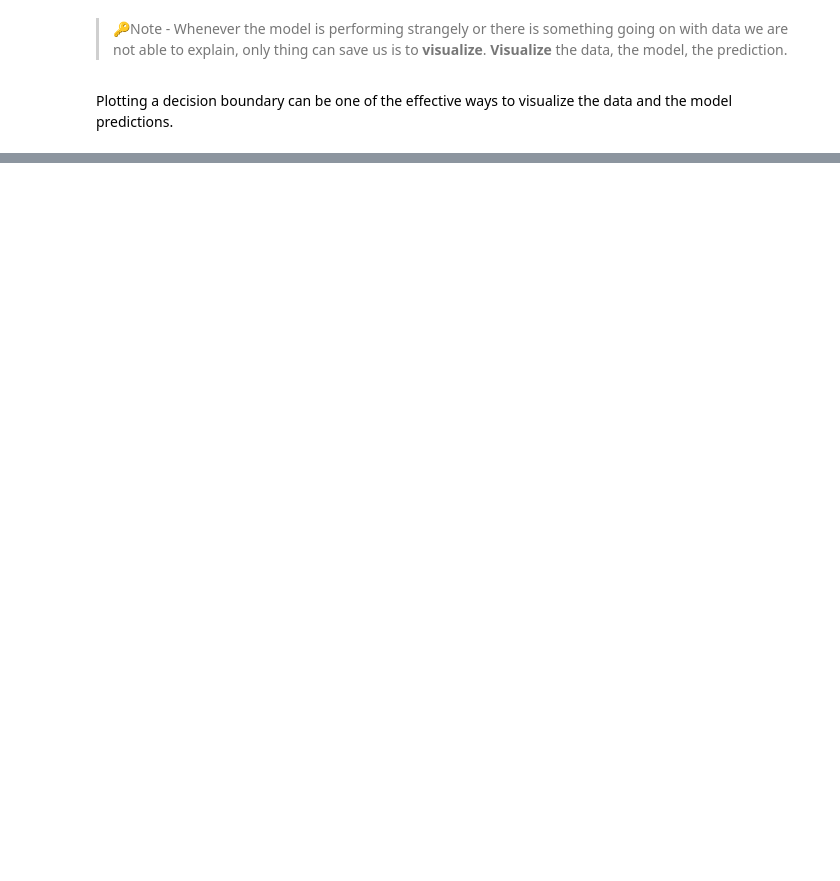
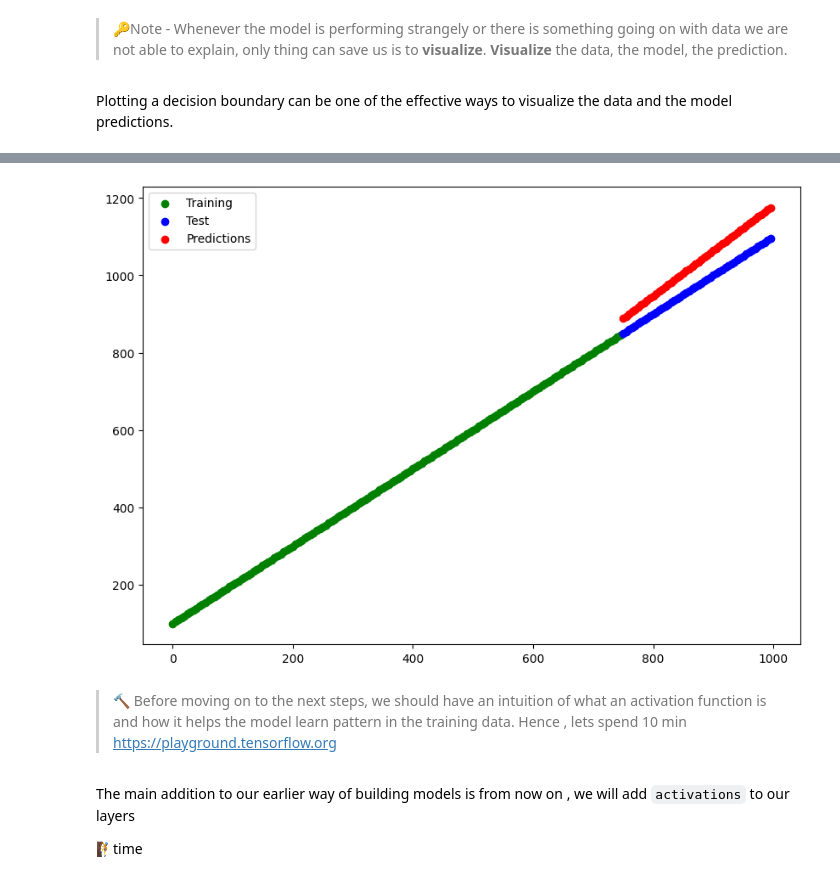
Before and after one commit to bikash119/learn_tensorflow, a Jupyter notebook: learn_tf_003.ipynb, the cells around one changed output, grey strips where cells are left out. Drawn from its saved outputs; the diff is of its cells as text; code cells hidden in the pictures; blank space fills up the shorter version.

```diff
--- a/learn_tf_003.ipynb
+++ b/learn_tf_003.ipynb
@@ -219,0 +269,11 @@ doing binary classification
+# %%
+# Plot the prediction
+y_reg_preds= model_3.predict(X_reg_test)
+
+# plot the model prediction against our regression data
+plt.figure(figsize=(10,7))
+plt.scatter(X_reg_train,y_reg_train,c='g',label='Training')
+plt.scatter(X_reg_test,y_reg_test,c='b',label='Test')
+plt.scatter(X_reg_test,y_reg_preds,c='r',label='Predictions')
+plt.legend();
+# %% [output]
@@ -219,0 +281,7 @@ doing binary classification
+[figure, added]
+# %% [markdown]
+> 🔨 Before moving on to the next steps, we should have an intuition of what an activation function is and how it helps the model learn pattern in the training data. Hence , lets spend 10 min https://playground.tensorflow.org
+# %% [markdown]
+The main addition to our earlier way of building models is from now on , we will add `activations` to our layers
+
+🧗time
```
Also changed, not shown: parts of 68 cells of this notebook.
